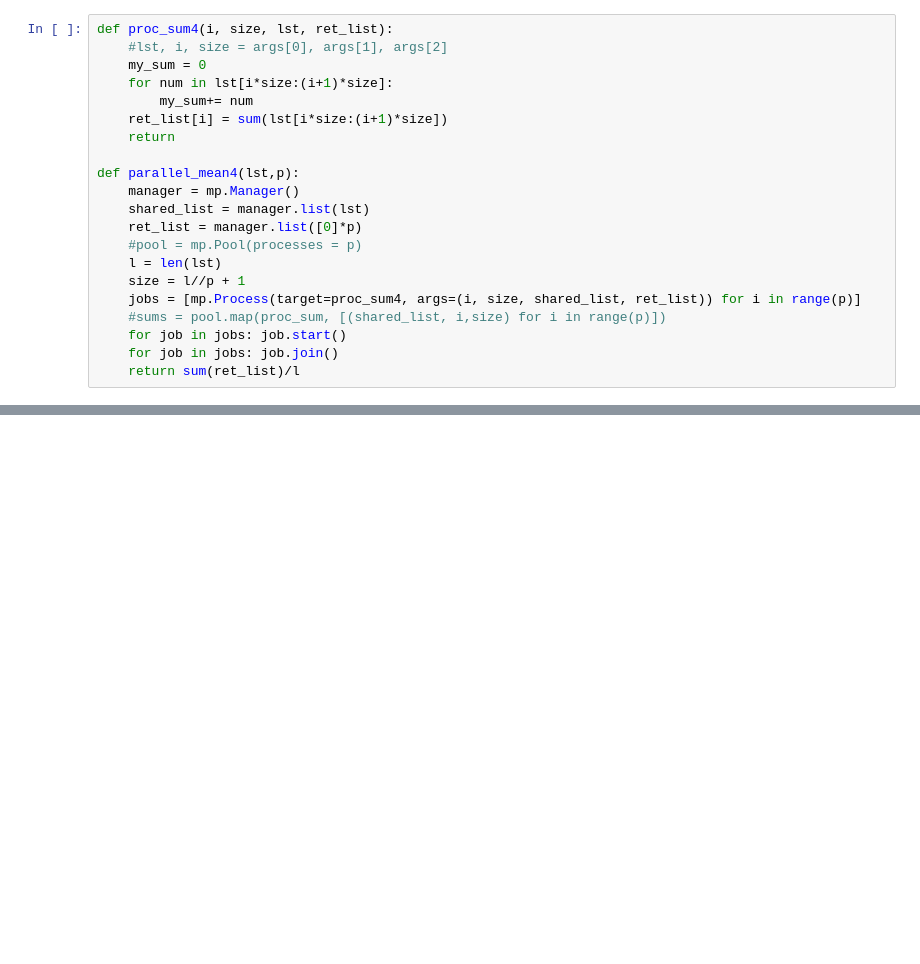
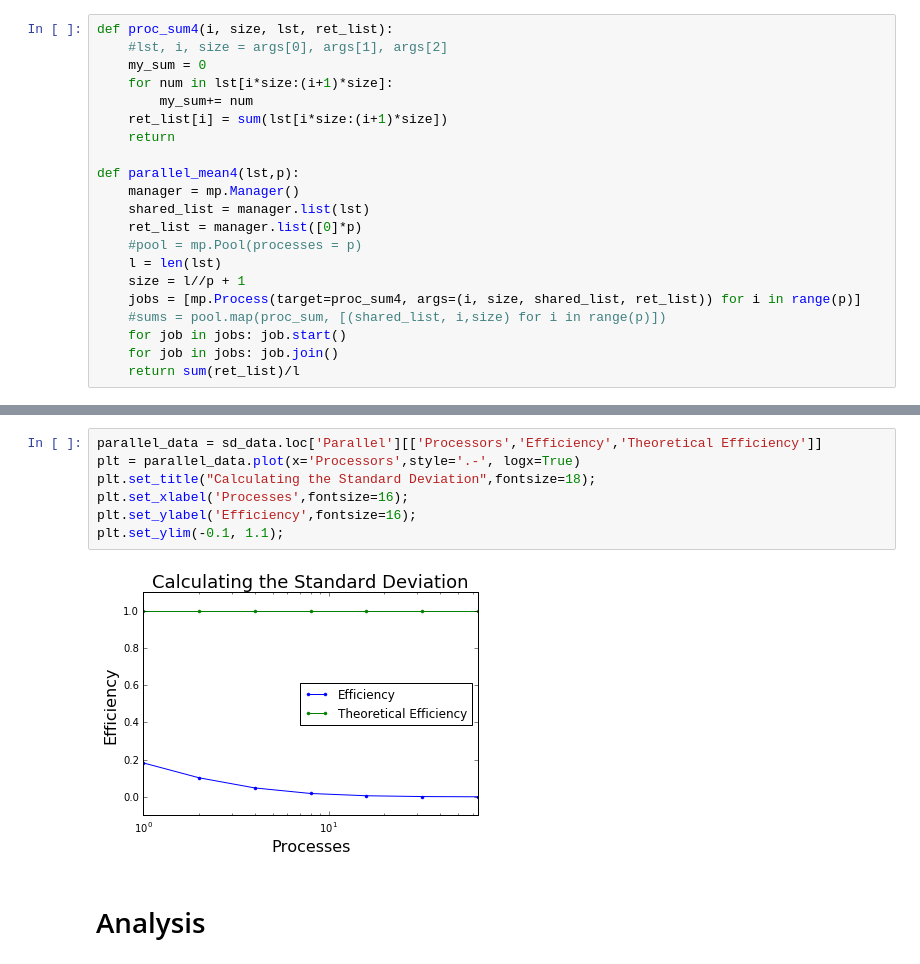
Before and after one commit to shawsa/me571, a Jupyter notebook: hw1/hw1p2.ipynb, the cells around one changed output, grey strips where cells are left out. Cells and saved outputs as stored; diff of their text form; blank space fills up the shorter version.

```diff
--- a/hw1/hw1p2.ipynb
+++ b/hw1/hw1p2.ipynb
@@ -162,0 +300,11 @@ parallel_mean5(lst,1) - u_serial
+# %%
+parallel_data = sd_data.loc['Parallel'][['Processors','Efficiency','Theoretical Efficiency']]
+plt = parallel_data.plot(x='Processors',style='.-', logx=True)
+plt.set_title("Calculating the Standard Deviation",fontsize=18);
+plt.set_xlabel('Processes',fontsize=16);
+plt.set_ylabel('Efficiency',fontsize=16);
+plt.set_ylim(-0.1, 1.1);
+# %% [output]
+[figure, added]
+# %% [markdown]
+# Analysis
```
Also changed, not shown: parts of 63 cells of this notebook, 2 other files.
